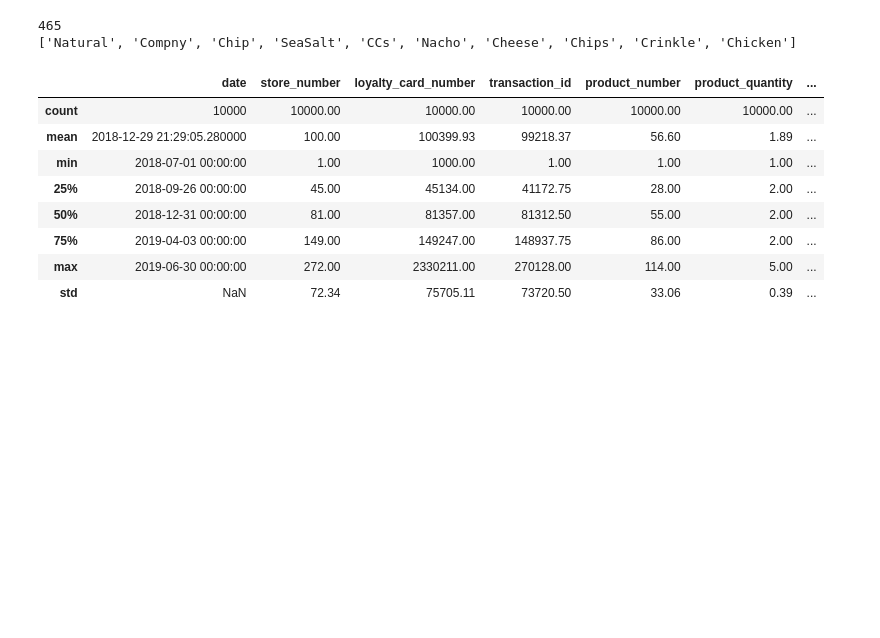
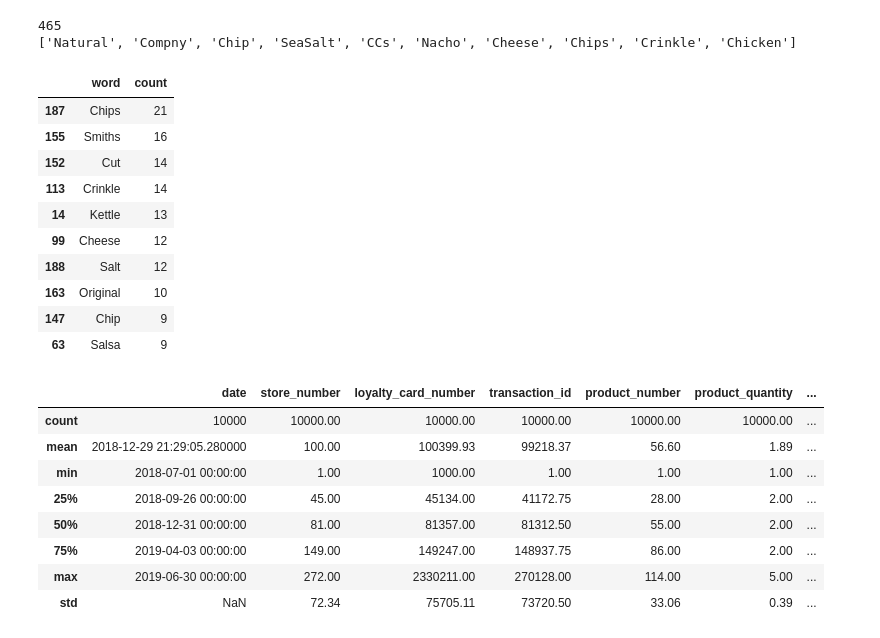
Before and after one commit to 7086600/quantium_project, a Jupyter notebook: quantium.ipynb, the cells around one changed output. Cells and saved outputs as stored; diff of their text form; code cells hidden in the pictures; blank space fills up the shorter version.

Commit message:
product_name analysis: counting the words

```diff
--- a/quantium.ipynb
+++ b/quantium.ipynb
@@ -289,6 +289,30 @@ print(unique_world_list[:10])
 # %% [output]
 465
 ['Natural', 'Compny', 'Chip', 'SeaSalt', 'CCs', 'Nacho', 'Cheese', 'Chips', 'Crinkle', 'Chicken']
+# %%
+# counting the words
+words_count = []
+for word in unique_world_list:
+    x = unique_world_list.count(word)
+    words_count.append((word, x))
+
+words_count_set = set(words_count)
+# words_count_set
+# %%
+# creating a DataFrame from the words count
+pd.DataFrame(words_count_set, columns=['word', 'count']).sort_values(by='count', ascending=False).head(10)
+# %% [output]
+|  | word | count |
+| 187 | Chips | 21 |
+| 155 | Smiths | 16 |
+| 152 | Cut | 14 |
+| 113 | Crinkle | 14 |
+| 14 | Kettle | 13 |
+| 99 | Cheese | 12 |
+| 188 | Salt | 12 |
+| 163 | Original | 10 |
+| 147 | Chip | 9 |
+| 63 | Salsa | 9 |
 # %%
 # describing the dataset
 transactions.describe()
```
